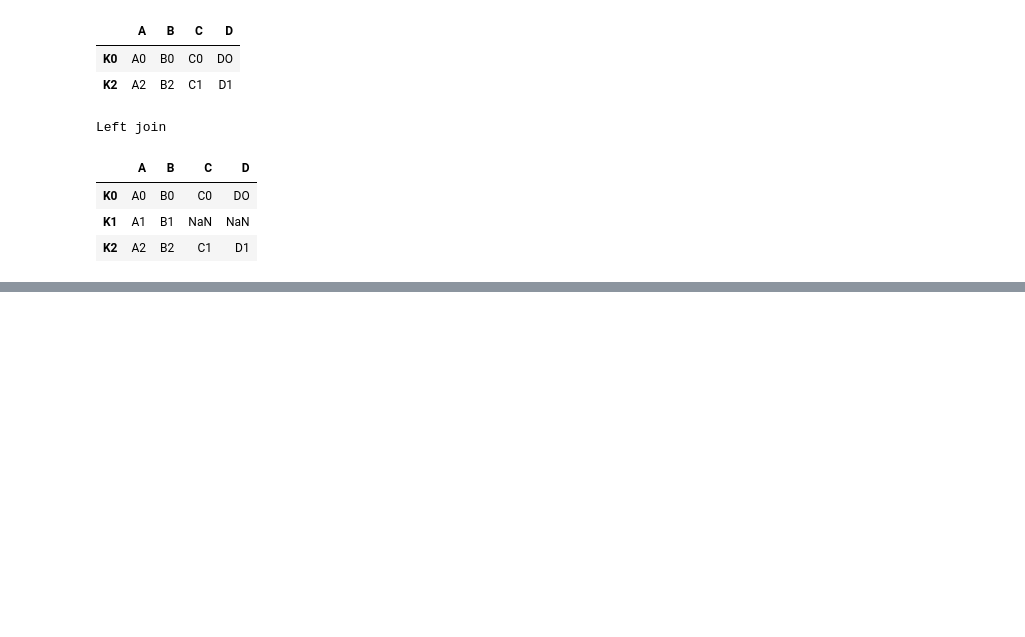
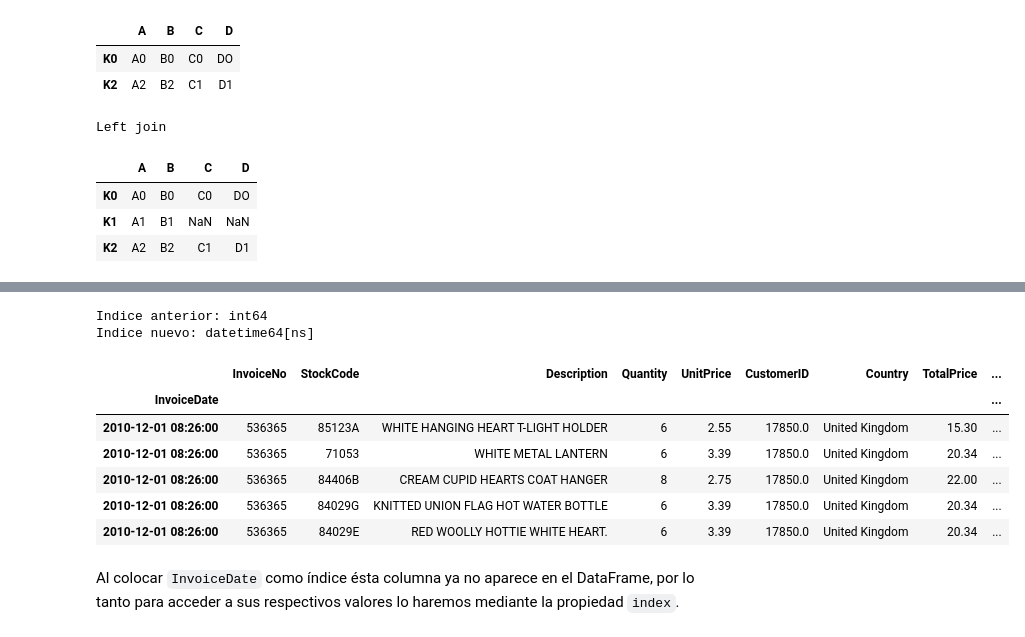
Before and after one commit to pahoalapizco/python_for_data_science, a Jupyter notebook: notebooks/2.0-numpy_pandas_da-pandas.ipynb, the cells around one changed output, grey strips where cells are left out. Saved outputs shown, nothing was run; the diff lists cells and outputs as text; code cells hidden in the pictures; blank space fills up the shorter version.

```diff
--- a/notebooks/2.0-numpy_pandas_da-pandas.ipynb
+++ b/notebooks/2.0-numpy_pandas_da-pandas.ipynb
@@ -1025,0 +1051,23 @@ Left join
+# %%
+"""
+Cambiamos el indice numérico del dataframe por un indice datetime a partir
+de la columna  InvoiceDate
+"""
+
+print("Indice anterior:", retail_df.index.dtype)
+
+retail_df.set_index("InvoiceDate", inplace=True)
+print("Indice nuevo:", retail_df.index.dtype)
+retail_df.head()
+# %% [output]
+Indice anterior: int64
+Indice nuevo: datetime64[ns]
+|  | InvoiceNo | StockCode | Description | Quantity | UnitPrice | CustomerID | Country | TotalPrice | ... |
+| InvoiceDate |  |  |  |  |  |  |  |  | ... |
+| 2010-12-01 08:26:00 | 536365 | 85123A | WHITE HANGING HEART T-LIGHT HOLDER | 6 | 2.55 | 17850.0 | United Kingdom | 15.30 | ... |
+| 2010-12-01 08:26:00 | 536365 | 71053 | WHITE METAL LANTERN | 6 | 3.39 | 17850.0 | United Kingdom | 20.34 | ... |
+| 2010-12-01 08:26:00 | 536365 | 84406B | CREAM CUPID HEARTS COAT HANGER | 8 | 2.75 | 17850.0 | United Kingdom | 22.00 | ... |
+| 2010-12-01 08:26:00 | 536365 | 84029G | KNITTED UNION FLAG HOT WATER BOTTLE | 6 | 3.39 | 17850.0 | United Kingdom | 20.34 | ... |
+| 2010-12-01 08:26:00 | 536365 | 84029E | RED WOOLLY HOTTIE WHITE HEART. | 6 | 3.39 | 17850.0 | United Kingdom | 20.34 | ... |
+# %% [markdown]
+Al colocar `InvoiceDate` como índice ésta columna ya no aparece en el DataFrame, por lo tanto para acceder a sus respectivos valores lo haremos mediante la propiedad `index`.
```
Also changed, not shown: parts of 8 cells of this notebook.
